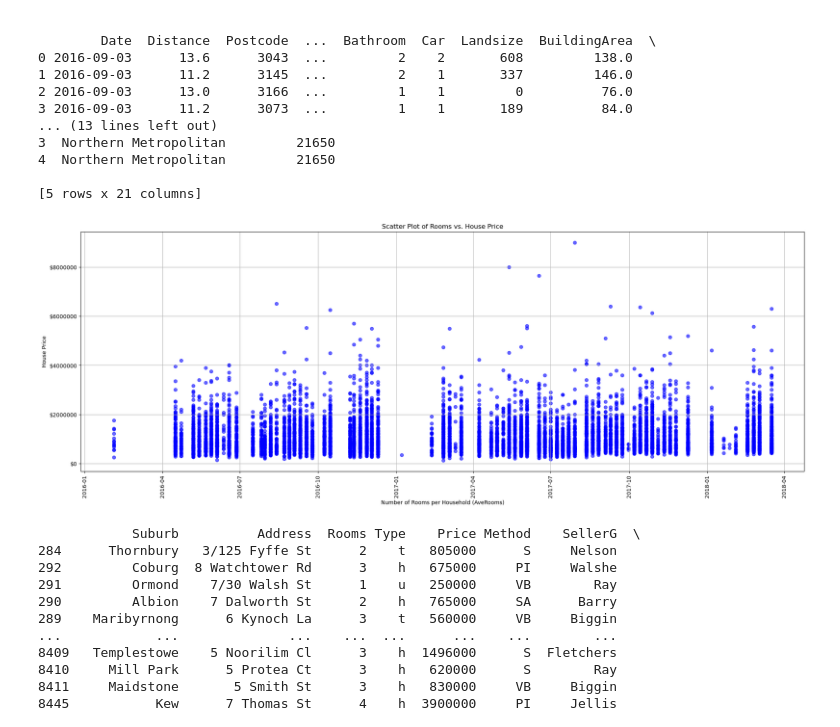
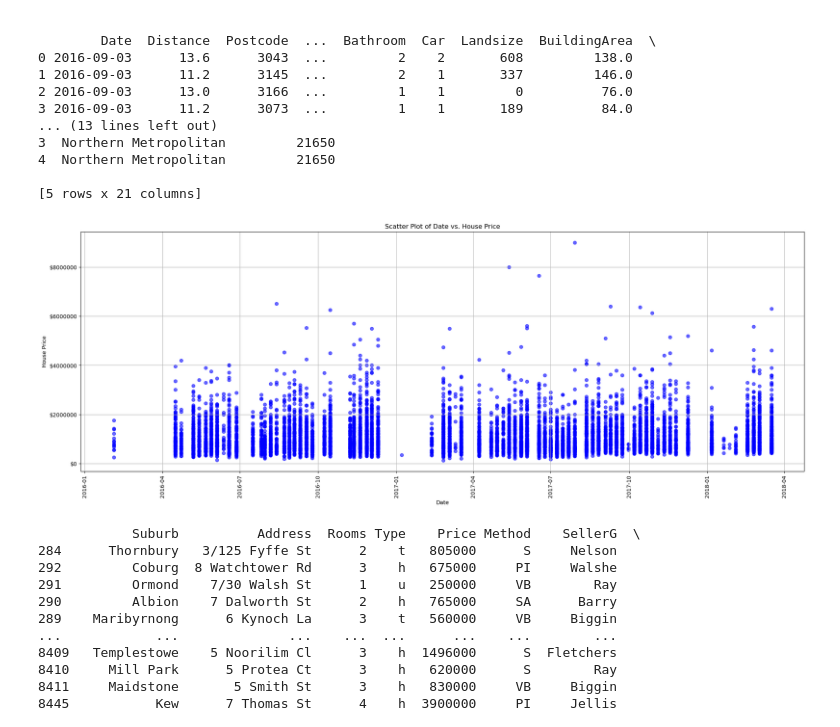
Before and after one commit to JakeRibeiro/HousingMarketAIModel, a Jupyter notebook: housingmodel.ipynb, the cells around one changed output. Cells and saved outputs as stored; diff of their text form; code cells hidden in the pictures.

```diff
--- a/housingmodel.ipynb
+++ b/housingmodel.ipynb
@@ -59,15 +57,15 @@ print(housing_data.head())
 # %%
 plt.figure(figsize=(24, 8))
 plt.scatter(housing_data['Date'], housing_data['Price'], alpha=0.6, color='b')
-plt.title('Scatter Plot of Rooms vs. House Price')
-plt.xlabel('Number of Rooms per Household (AveRooms)')
+plt.title('Scatter Plot of Date vs. House Price')
+plt.xlabel('Date')
 plt.ylabel('House Price')
 plt.xticks(rotation=90)
 plt.grid(True)
 current_values = plt.gca().get_yticks()
 plt.gca().set_yticklabels(['${:.0f}'.format(x) for x in current_values])
 plt.show()
 # %% [output]
-[figure, old version]
+[figure, new version]
 # %%
 # Drop duplicates based on a specific column
```
Also changed, not shown: parts of 20 cells of this notebook, 6 other files.
